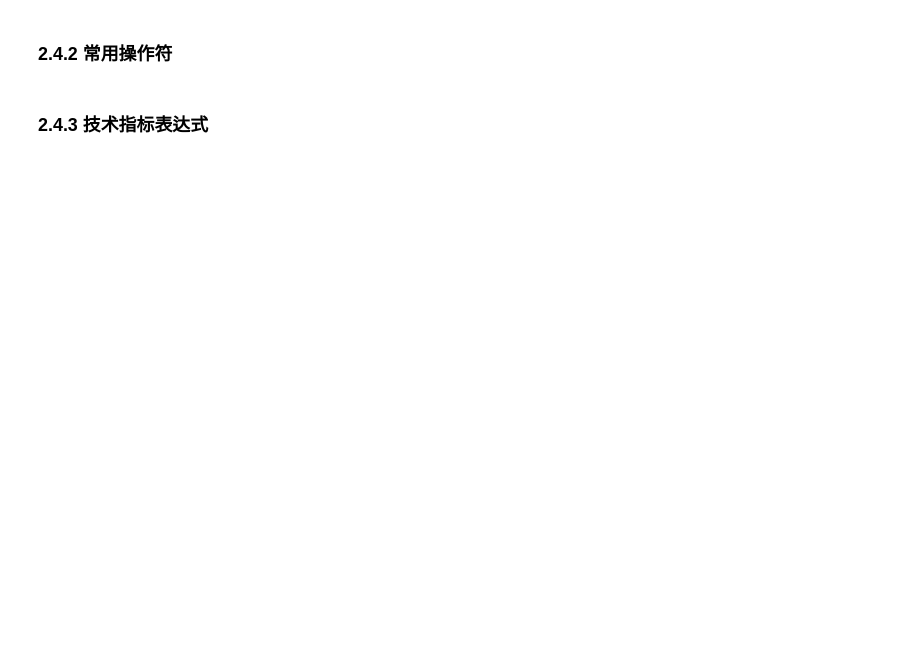
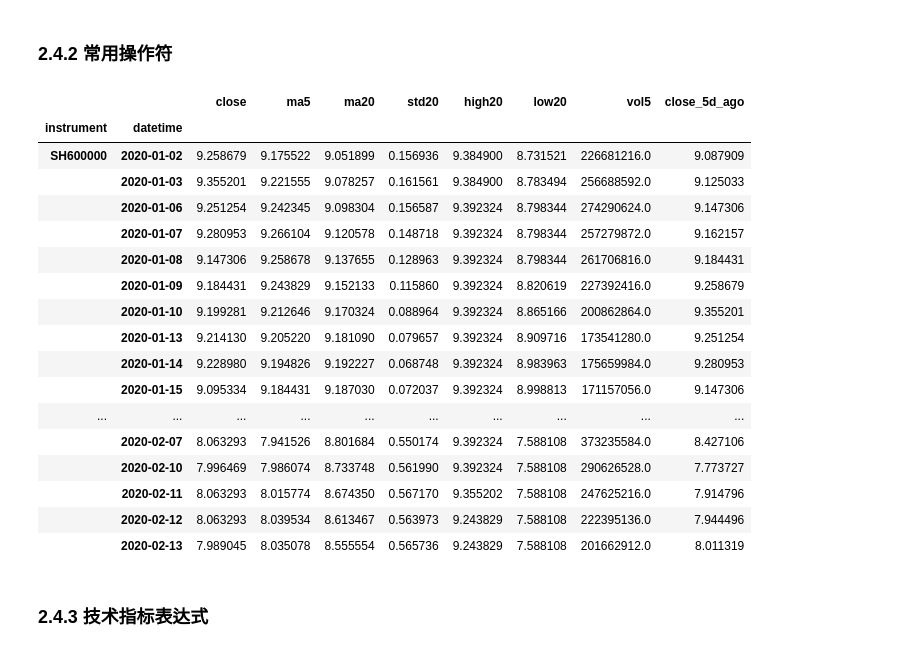
Before and after one commit to wutong377/qlib, a Jupyter notebook: tutorials/02_data_system_basics.ipynb, the cells around one changed output. Cells and saved outputs as stored; diff of their text form; code cells hidden in the pictures; blank space fills up the shorter version.

```diff
--- a/tutorials/02_data_system_basics.ipynb
+++ b/tutorials/02_data_system_basics.ipynb
@@ -189,24 +257,43 @@ df_expr[["daily_return", "manual_return"]].head()
 # %%
 # 常用操作符示例
 df_ops = D.features(
-    instruments="SH600000",
+    instruments=["SH600000"],  # 必须是列表
     fields=[
         "$close",
         "Mean($close, 5)",         # 5日均线
         "Mean($close, 20)",        # 20日均线
         "Std($close, 20)",         # 20日标准差
         "Max($high, 20)",          # 20日最高价
         "Min($low, 20)",           # 20日最低价
         "Sum($volume, 5)",         # 5日成交量之和
         "Ref($close, 5)",          # 5日前收盘价
     ],
-    start_time="2023-01-01",
-    end_time="2023-12-31",
+    start_time="2020-01-01",
+    end_time="2020-12-31",
 )
 
 # 重命名列
 df_ops.columns = ["close", "ma5", "ma20", "std20", "high20", "low20", "vol5", "close_5d_ago"]
 df_ops.head(25)
+# %% [output]
+|  |  | close | ma5 | ma20 | std20 | high20 | low20 | vol5 | close_5d_ago |
+| instrument | datetime |  |  |  |  |  |  |  |  |
+| SH600000 | 2020-01-02 | 9.258679 | 9.175522 | 9.051899 | 0.156936 | 9.384900 | 8.731521 | 226681216.0 | 9.087909 |
+|  | 2020-01-03 | 9.355201 | 9.221555 | 9.078257 | 0.161561 | 9.384900 | 8.783494 | 256688592.0 | 9.125033 |
+|  | 2020-01-06 | 9.251254 | 9.242345 | 9.098304 | 0.156587 | 9.392324 | 8.798344 | 274290624.0 | 9.147306 |
+|  | 2020-01-07 | 9.280953 | 9.266104 | 9.120578 | 0.148718 | 9.392324 | 8.798344 | 257279872.0 | 9.162157 |
+|  | 2020-01-08 | 9.147306 | 9.258678 | 9.137655 | 0.128963 | 9.392324 | 8.798344 | 261706816.0 | 9.184431 |
+|  | 2020-01-09 | 9.184431 | 9.243829 | 9.152133 | 0.115860 | 9.392324 | 8.820619 | 227392416.0 | 9.258679 |
+|  | 2020-01-10 | 9.199281 | 9.212646 | 9.170324 | 0.088964 | 9.392324 | 8.865166 | 200862864.0 | 9.355201 |
+|  | 2020-01-13 | 9.214130 | 9.205220 | 9.181090 | 0.079657 | 9.392324 | 8.909716 | 173541280.0 | 9.251254 |
+|  | 2020-01-14 | 9.228980 | 9.194826 | 9.192227 | 0.068748 | 9.392324 | 8.983963 | 175659984.0 | 9.280953 |
+|  | 2020-01-15 | 9.095334 | 9.184431 | 9.187030 | 0.072037 | 9.392324 | 8.998813 | 171157056.0 | 9.147306 |
+| ... | ... | ... | ... | ... | ... | ... | ... | ... | ... |
+|  | 2020-02-07 | 8.063293 | 7.941526 | 8.801684 | 0.550174 | 9.392324 | 7.588108 | 373235584.0 | 8.427106 |
+|  | 2020-02-10 | 7.996469 | 7.986074 | 8.733748 | 0.561990 | 9.392324 | 7.588108 | 290626528.0 | 7.773727 |
+|  | 2020-02-11 | 8.063293 | 8.015774 | 8.674350 | 0.567170 | 9.355202 | 7.588108 | 247625216.0 | 7.914796 |
+|  | 2020-02-12 | 8.063293 | 8.039534 | 8.613467 | 0.563973 | 9.243829 | 7.588108 | 222395136.0 | 7.944496 |
+|  | 2020-02-13 | 7.989045 | 8.035078 | 8.555554 | 0.565736 | 9.243829 | 7.588108 | 201662912.0 | 8.011319 |
 # %% [markdown]
 ### 2.4.3 技术指标表达式
 # %%
```
Also changed, not shown: parts of 17 cells of this notebook, 12 other files.
